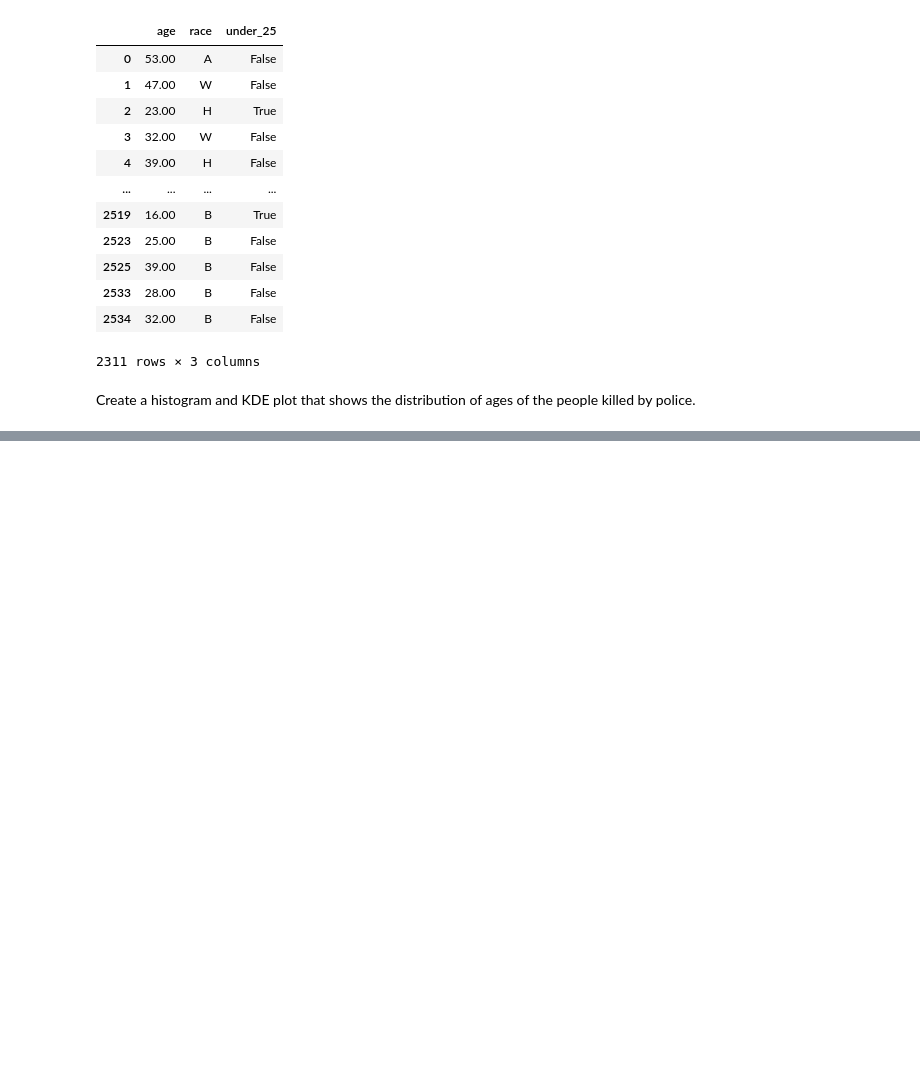
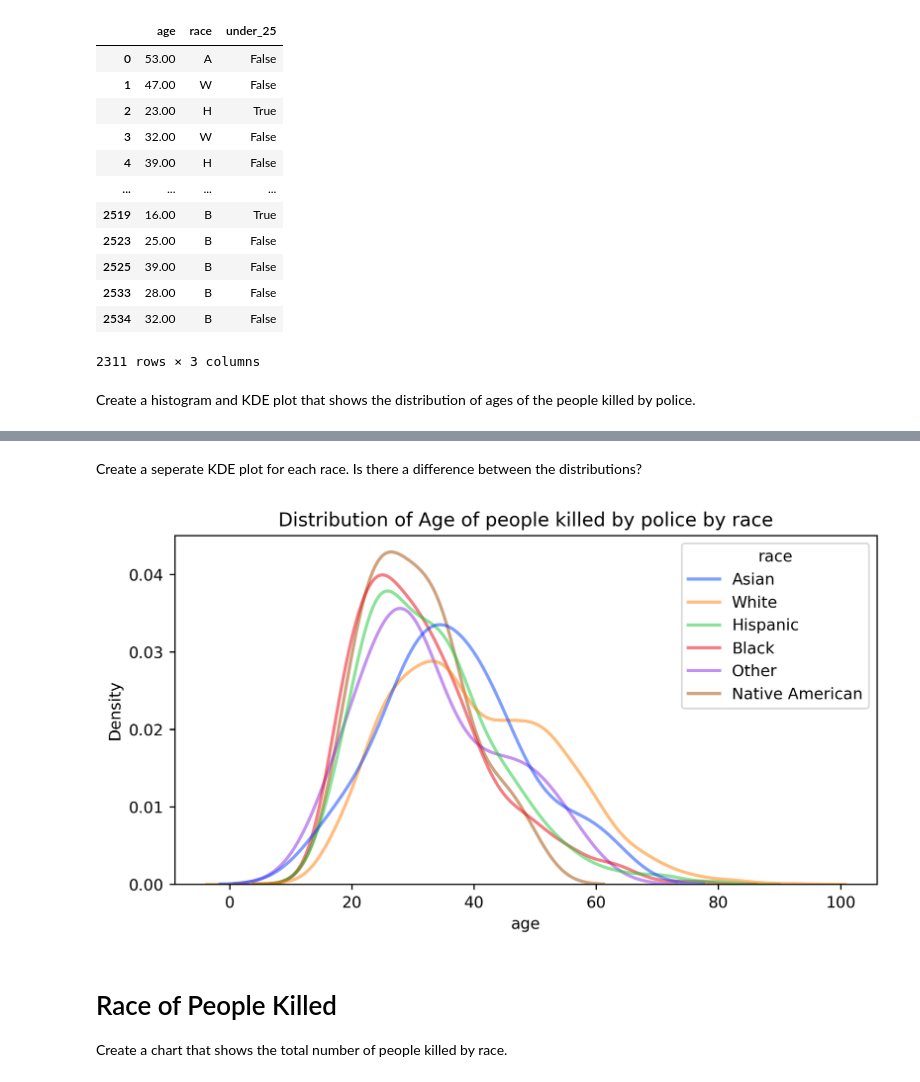
Before and after one commit to shubhenduanupamdutta/Portfolio_19_Death_Police_US, a Jupyter notebook: Fatal_Force_Analysis.ipynb, the cells around one changed output, grey strips where cells are left out. Saved outputs shown, nothing was run; the diff lists cells and outputs as text; code cells hidden in the pictures; blank space fills up the shorter version.

```diff
--- a/Fatal_Force_Analysis.ipynb
+++ b/Fatal_Force_Analysis.ipynb
@@ -615,0 +630,14 @@ Create a histogram and KDE plot that shows the distribution of ages of the peopl
+# %% [markdown]
+Create a seperate KDE plot for each race. Is there a difference between the distributions?
+# %%
+by_age_data = by_age_data.replace({"A": "Asian", "B": "Black", "H": "Hispanic", "N": "Native American", "O": "Other", "W": "White"})
+plt.figure(figsize=(8, 4), dpi=256)
+sns.kdeplot(by_age_data, x="age", hue="race", fill=False, common_norm=False, palette="bright", alpha=.5, linewidth=2)
+plt.title("Distribution of Age of people killed by police by race")
+plt.show()
+# %% [output]
+[figure, added]
+# %% [markdown]
+# Race of People Killed
+
+Create a chart that shows the total number of people killed by race.
```
Also changed, not shown: parts of 11 cells of this notebook.
